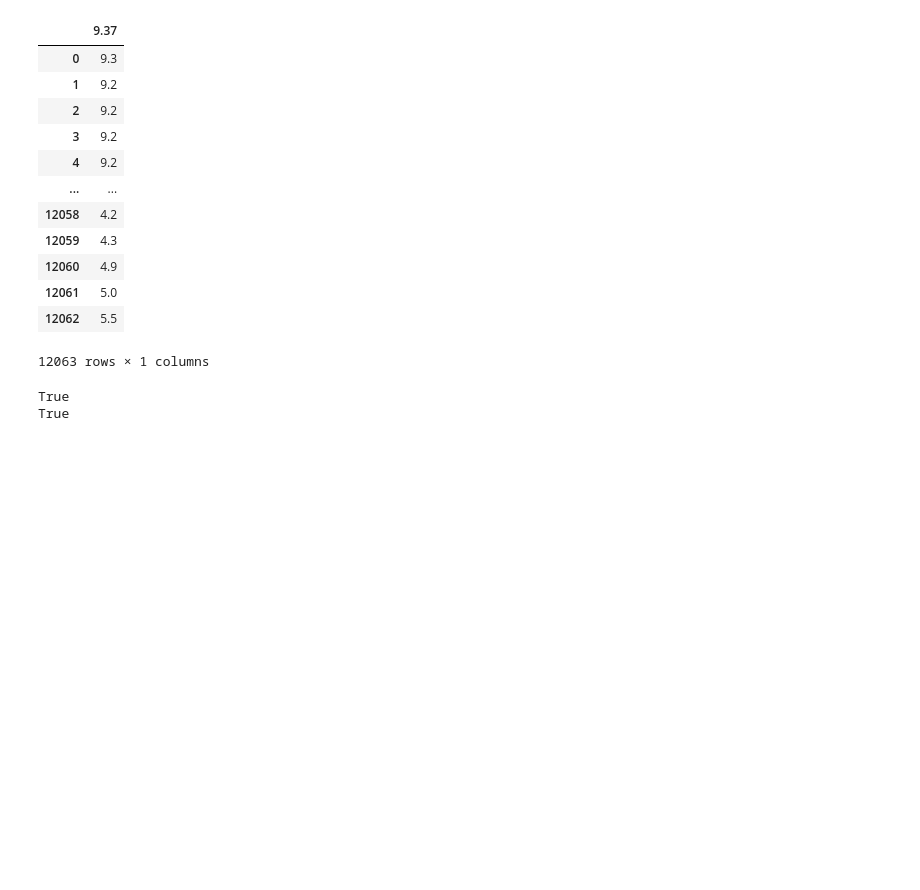
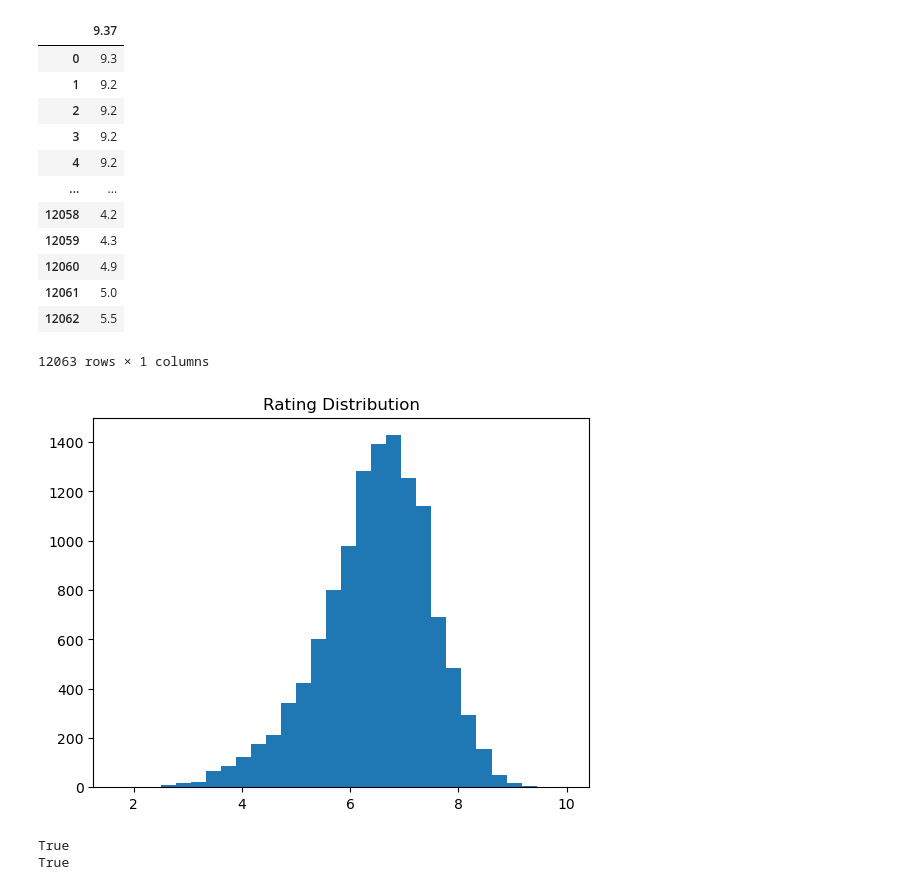
Before and after one commit to noir4201/Anime-Recommendation-Model, a Jupyter notebook: Content based anime recommendation system.ipynb, the cells around one changed output. Saved outputs shown, nothing was run; the diff lists cells and outputs as text; code cells hidden in the pictures; blank space fills up the shorter version.

```diff
--- a/Content based anime recommendation system.ipynb
+++ b/Content based anime recommendation system.ipynb
@@ -93,6 +95,12 @@ y_train
 | 12061 | 5.0 |
 | 12062 | 5.5 |
 12063 rows × 1 columns
+# %%
+plt.hist(y_train, bins=30)
+plt.title("Rating Distribution")
+plt.show()
+# %% [output]
+[figure, added]
 # %%
 item_train_unscaled = item_train
 user_train_unscaled = user_train
```
Also changed, not shown: parts of 24 cells of this notebook, 3 other files.
